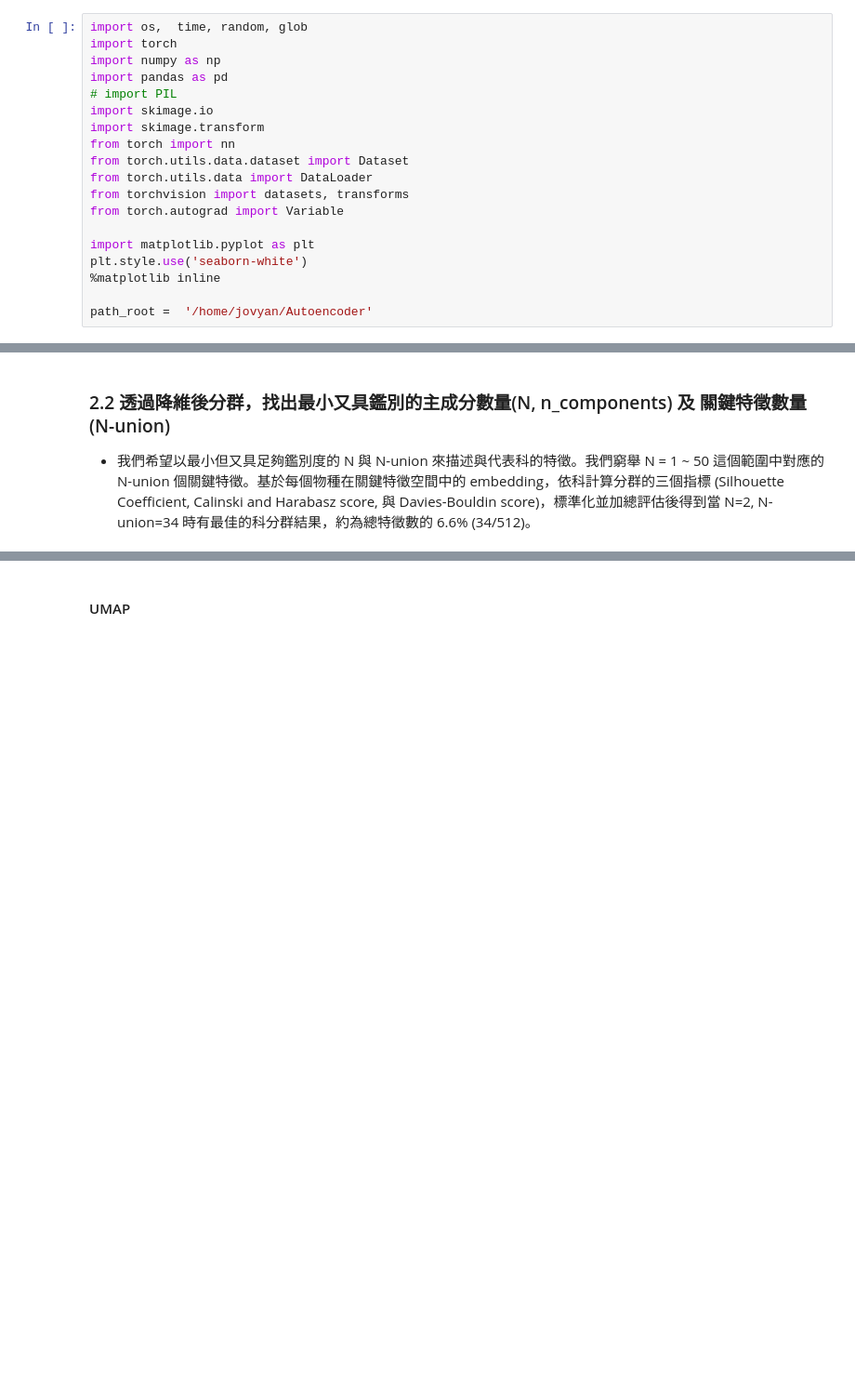
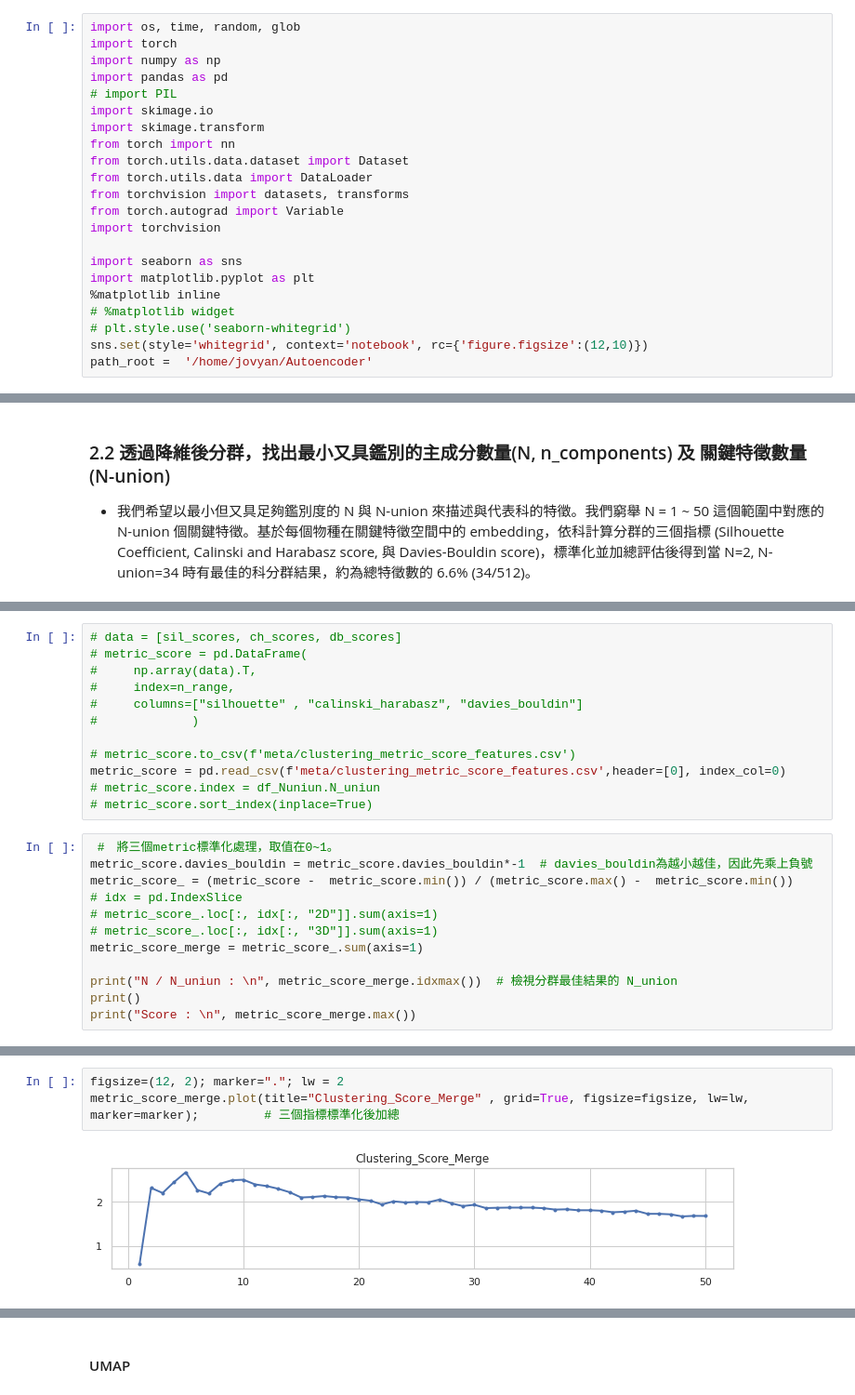
Before and after one commit to YunghuiHsu/Moth_Project, a Jupyter notebook: Autoencode/GetKeyFeatures.ipynb, the cells around one changed output, grey strips where cells are left out. Shown at 93% size. Saved outputs shown, nothing was run; the diff lists cells and outputs as text; blank space fills up the shorter version.

```diff
--- a/Autoencode/GetKeyFeatures.ipynb
+++ b/Autoencode/GetKeyFeatures.ipynb
@@ -11,5 +17,5 @@
 # %%
-import os,  time, random, glob
+import os, time, random, glob
 import torch
 import numpy as np
 import pandas as pd
@@ -21,9 +27,12 @@ from torch.utils.data.dataset import Dataset
 from torch.utils.data import DataLoader
 from torchvision import datasets, transforms
 from torch.autograd import Variable
+import torchvision
 
+import seaborn as sns
 import matplotlib.pyplot as plt
-plt.style.use('seaborn-white')
 %matplotlib inline
-
+# %matplotlib widget
+# plt.style.use('seaborn-whitegrid')
+sns.set(style='whitegrid', context='notebook', rc={'figure.figsize':(12,10)})
 path_root =  '/home/jovyan/Autoencoder'
@@ -1139,0 +924,24 @@ print(pca.n_components_) # return 509
+# %%
+# data = [sil_scores, ch_scores, db_scores]
+# metric_score = pd.DataFrame(
+#     np.array(data).T,
+#     index=n_range,
+#     columns=["silhouette" , "calinski_harabasz", "davies_bouldin"]
+#             )
+
+# metric_score.to_csv(f'meta/clustering_metric_score_features.csv')
+metric_score = pd.read_csv(f'meta/clustering_metric_score_features.csv',header=[0], index_col=0)
+# metric_score.index = df_Nuniun.N_uniun
+# metric_score.sort_index(inplace=True)
+# %%
+ #　將三個metric標準化處理，取值在0~1。
+metric_score.davies_bouldin = metric_score.davies_bouldin*-1  # davies_bouldin為越小越佳，因此先乘上負號
+metric_score_ = (metric_score -  metric_score.min()) / (metric_score.max() -  metric_score.min())
+# idx = pd.IndexSlice
+# metric_score_.loc[:, idx[:, "2D"]].sum(axis=1)
+# metric_score_.loc[:, idx[:, "3D"]].sum(axis=1)
+metric_score_merge = metric_score_.sum(axis=1)
+
+print("N / N_uniun : \n", metric_score_merge.idxmax())  # 檢視分群最佳結果的 N_union
+print()
+print("Score : \n", metric_score_merge.max())
@@ -1139,0 +954,5 @@ print(pca.n_components_) # return 509
+# %%
+figsize=(12, 2); marker="."; lw = 2
+metric_score_merge.plot(title="Clustering_Score_Merge" , grid=True, figsize=figsize, lw=lw, marker=marker);         # 三個指標標準化後加總
+# %% [output]
+[figure, added]
```
Also changed, not shown: parts of 116 cells of this notebook, 2 other files.
